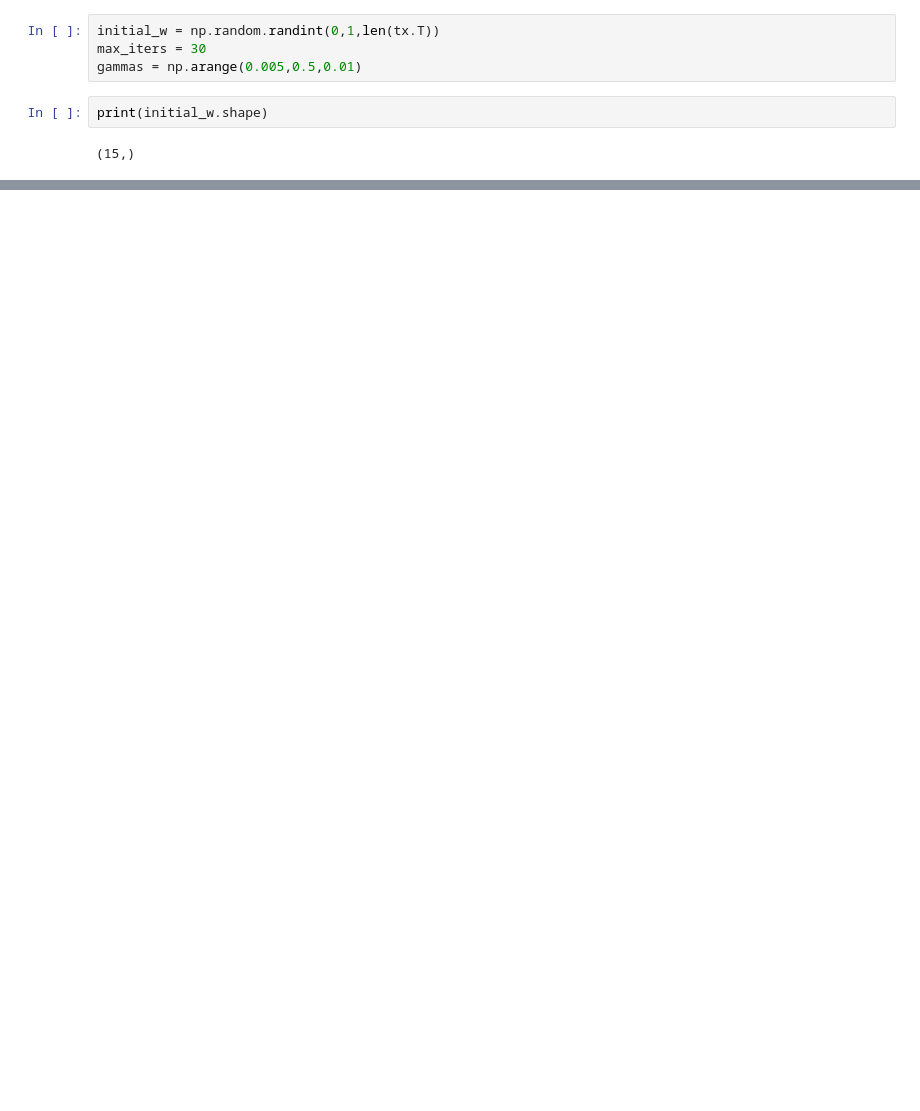
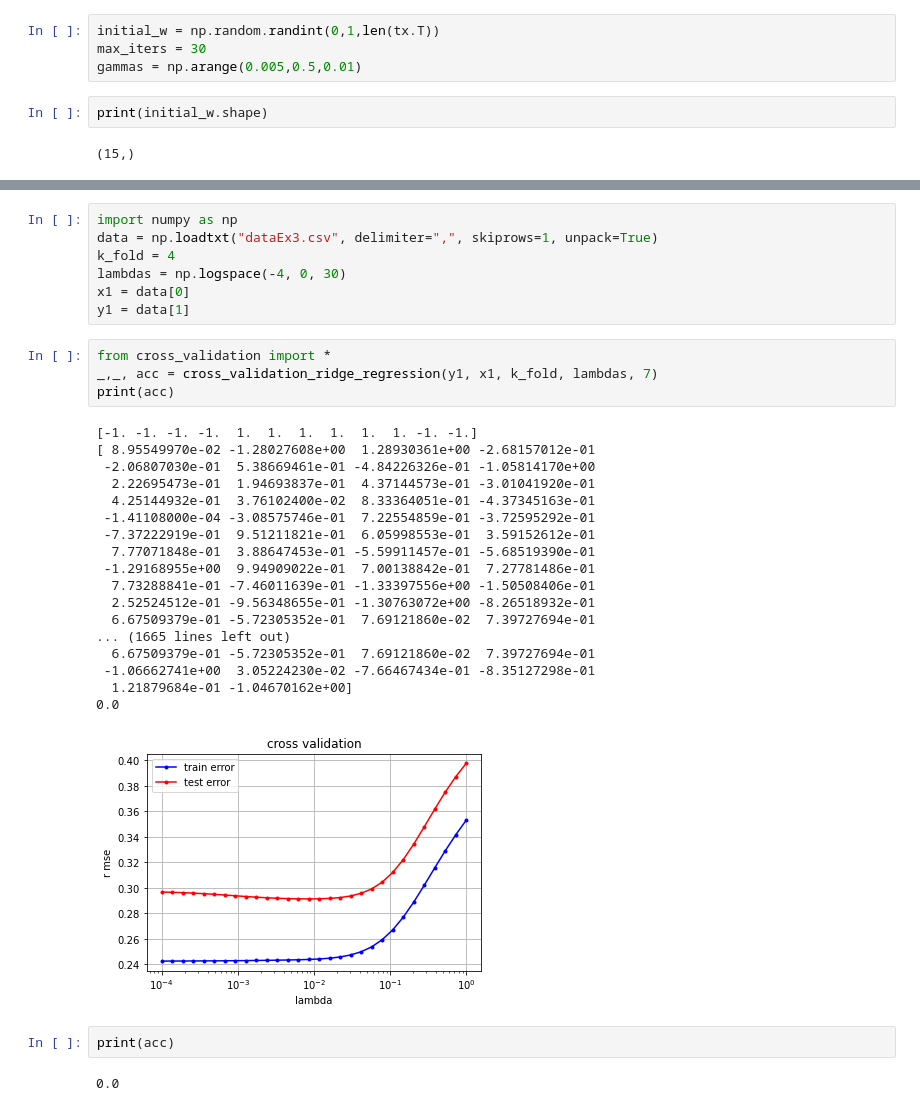
Before and after one commit to cs210-bbernath/The_MadLads, a Jupyter notebook: Testing_the_data-Copy2.ipynb, the cells around one changed output, grey strips where cells are left out. Drawn from its saved outputs; the diff is of its cells as text; blank space fills up the shorter version.

Commit message:
ridge regression cross validation est sensé fonctionner

```diff
--- a/Testing_the_data-Copy2.ipynb
+++ b/Testing_the_data-Copy2.ipynb
@@ -320 +158,35 @@ SGD iter. 13/29: loss
+# %%
+import numpy as np
+data = np.loadtxt("dataEx3.csv", delimiter=",", skiprows=1, unpack=True)
+k_fold = 4
+lambdas = np.logspace(-4, 0, 30)
+x1 = data[0]
+y1 = data[1]
+# %%
+from cross_validation import *
+_,_, acc = cross_validation_ridge_regression(y1, x1, k_fold, lambdas, 7)
+print(acc)
+# %% [output]
+[-1. -1. -1. -1.  1.  1.  1.  1.  1.  1. -1. -1.]
+[ 8.95549970e-02 -1.28027608e+00  1.28930361e+00 -2.68157012e-01
+ -2.06807030e-01  5.38669461e-01 -4.84226326e-01 -1.05814170e+00
+  2.22695473e-01  1.94693837e-01  4.37144573e-01 -3.01041920e-01
+  4.25144932e-01  3.76102400e-02  8.33364051e-01 -4.37345163e-01
+ -1.41108000e-04 -3.08575746e-01  7.22554859e-01 -3.72595292e-01
+ -7.37222919e-01  9.51211821e-01  6.05998553e-01  3.59152612e-01
+  7.77071848e-01  3.88647453e-01 -5.59911457e-01 -5.68519390e-01
+ -1.29168955e+00  9.94909022e-01  7.00138842e-01  7.27781486e-01
+  7.73288841e-01 -7.46011639e-01 -1.33397556e+00 -1.50508406e-01
+  2.52524512e-01 -9.56348655e-01 -1.30763072e+00 -8.26518932e-01
+  6.67509379e-01 -5.72305352e-01  7.69121860e-02  7.39727694e-01
+... (1665 lines left out)
+  6.67509379e-01 -5.72305352e-01  7.69121860e-02  7.39727694e-01
+ -1.06662741e+00  3.05224230e-02 -7.66467434e-01 -8.35127298e-01
+  1.21879684e-01 -1.04670162e+00]
+0.0
+[figure, added]
+# %%
+print(acc)
+# %% [output]
+0.0
 # %%
```
Also changed, not shown: parts of 33 cells of this notebook, 5 other files.
